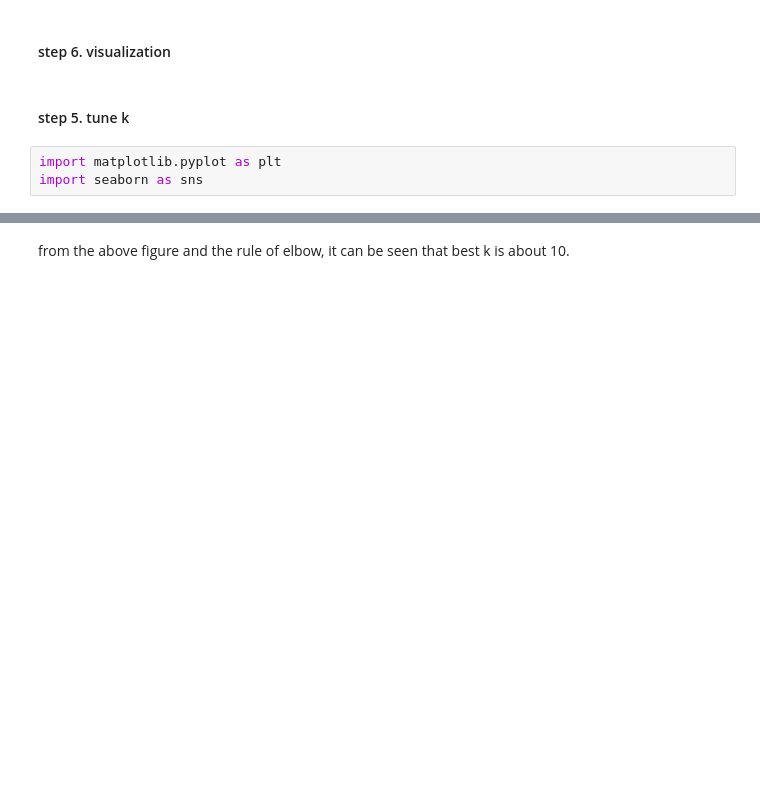
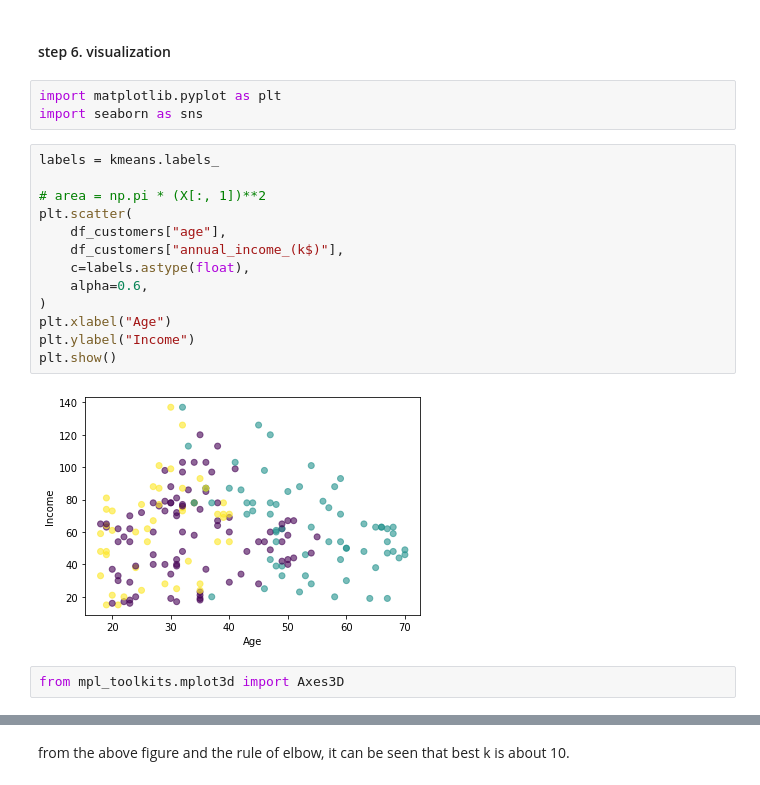
Before and after one commit to SadeghPouriyanZadeh/heart_disease_prediction, a Jupyter notebook: clustering.ipynb, the cells around one changed output, grey strips where cells are left out. Saved outputs shown, nothing was run; the diff lists cells and outputs as text; blank space fills up the shorter version.

```diff
--- a/clustering.ipynb
+++ b/clustering.ipynb
@@ -111,8 +111,23 @@ Age mean for cluster 1 is about 54 years and and annual income mean is about 50
 Age mean for cluster 2 is about 34 years and and annual income mean is about 85 thousand dollars.
 # %% [markdown]
 #### step 6. visualization
-# %% [markdown]
-#### step 5. tune k
 # %%
 import matplotlib.pyplot as plt
 import seaborn as sns
+# %%
+labels = kmeans.labels_
+
+# area = np.pi * (X[:, 1])**2
+plt.scatter(
+    df_customers["age"],
+    df_customers["annual_income_(k$)"],
+    c=labels.astype(float),
+    alpha=0.6,
+)
+plt.xlabel("Age")
+plt.ylabel("Income")
+plt.show()
+# %% [output]
+[figure, added]
+# %%
+from mpl_toolkits.mplot3d import Axes3D
```
Also changed, not shown: parts of 5 cells of this notebook.
